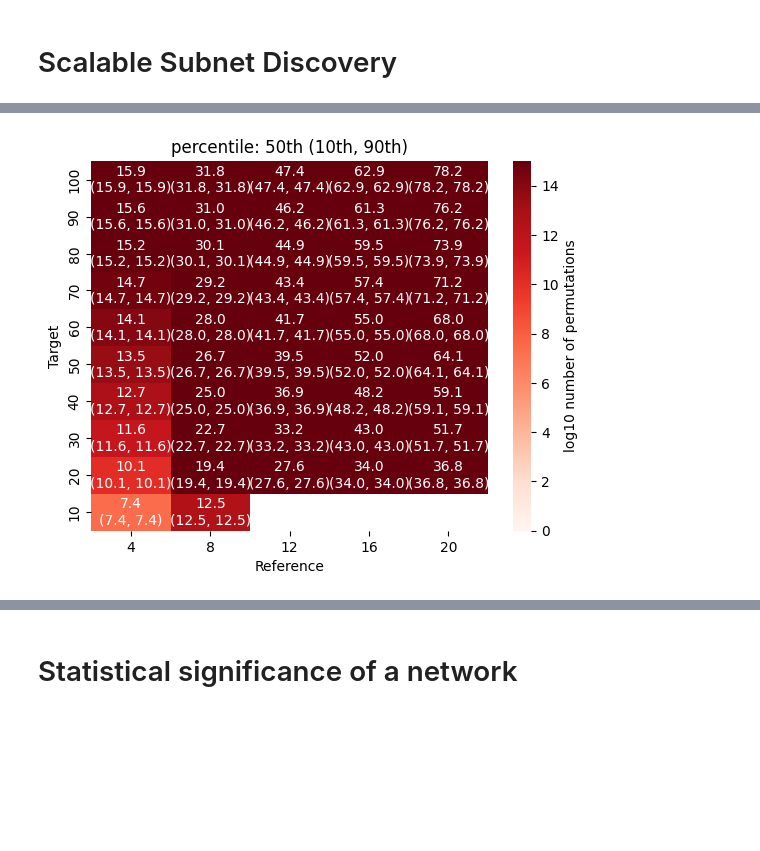
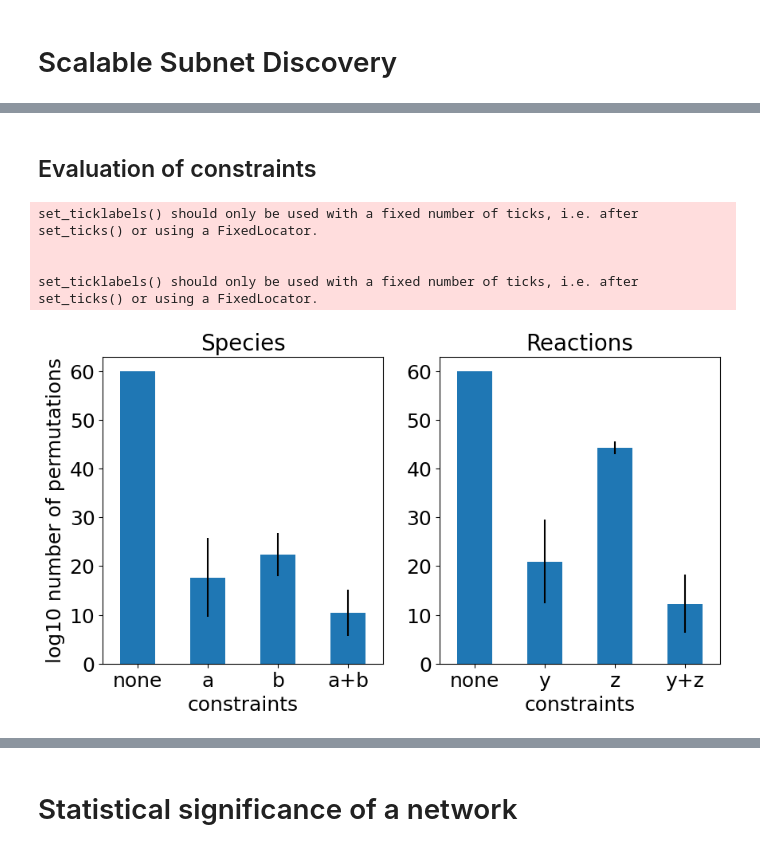
Before and after one commit to ModelEngineering/pySubnetSB, a Jupyter notebook: notebooks/plot_for_paper.ipynb, the cells around one changed output, grey strips where cells are left out. Saved outputs shown, nothing was run; the diff lists cells and outputs as text; code cells hidden in the pictures; blank space fills up the shorter version.

```diff
--- a/notebooks/plot_for_paper.ipynb
+++ b/notebooks/plot_for_paper.ipynb
@@ -324,6 +332,18 @@ df = ConstraintBenchmark.plotHeatmap(range(4, 24, 4), range(10, 110, 10), percen
-# %%
-# No constraints
-df = ConstraintBenchmark.plotHeatmap(range(4, 24, 4), range(10, 110, 10), percentile=50, is_contains_reference=False,
-          is_no_constraint=True, num_iteration=1)
-# %% [output]
-[figure, removed]
+# %% [markdown]
+## Evaluation of constraints
+# %%
+if PLOT_ALL:
+    reference_size = 20
+    target_size = 1000
+    fill_size = target_size - reference_size
+    benchmark = ConstraintBenchmark(reference_size, fill_size=fill_size, num_iteration=100)
+    _ = benchmark.plotCompareConstraints(is_subnet=True, is_plot=False, font_size=18)
+    path = os.path.join(cn.PLOT_DIR, "evaluate_constraints.pdf")
+    plt.savefig(path)
+    plt.show()
+# %% [output]
+set_ticklabels() should only be used with a fixed number of ticks, i.e. after set_ticks() or using a FixedLocator.
+
+
+set_ticklabels() should only be used with a fixed number of ticks, i.e. after set_ticks() or using a FixedLocator.
+[figure, added]
```
Also changed, not shown: parts of 32 cells of this notebook, 16 other files.
